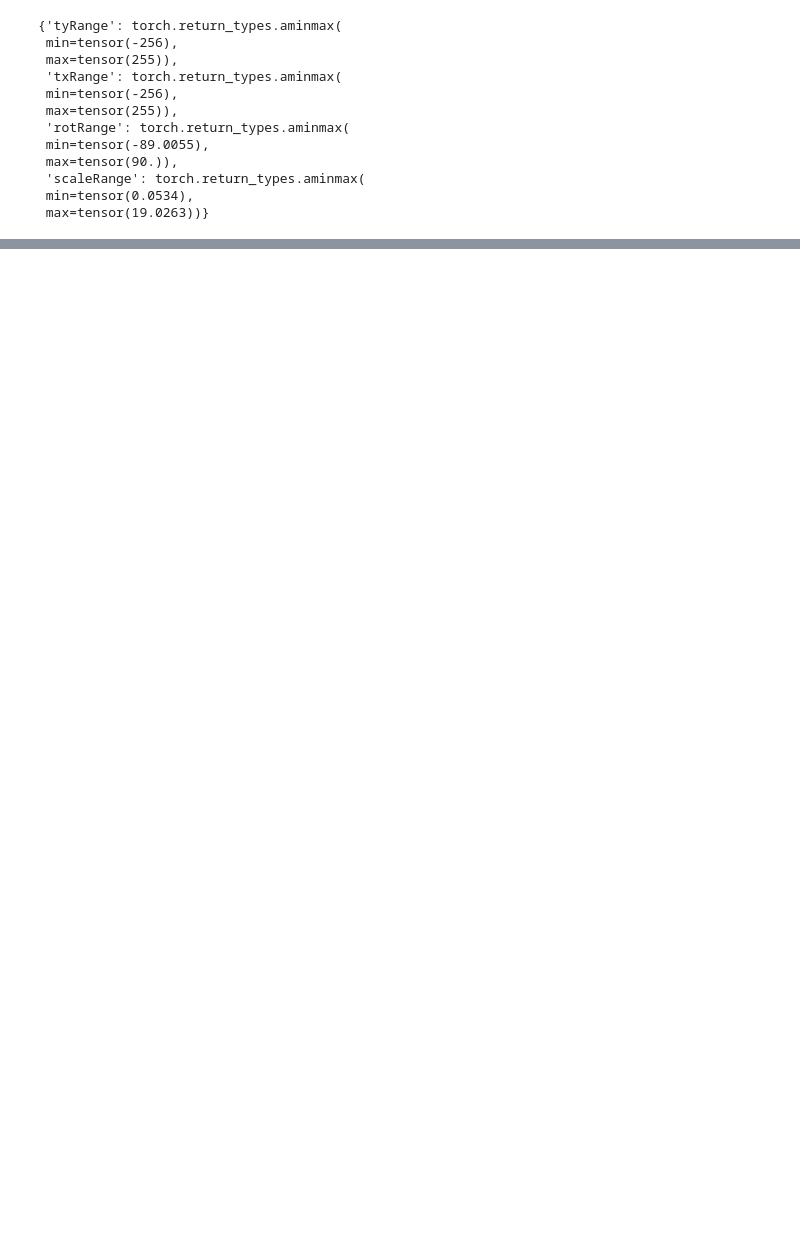
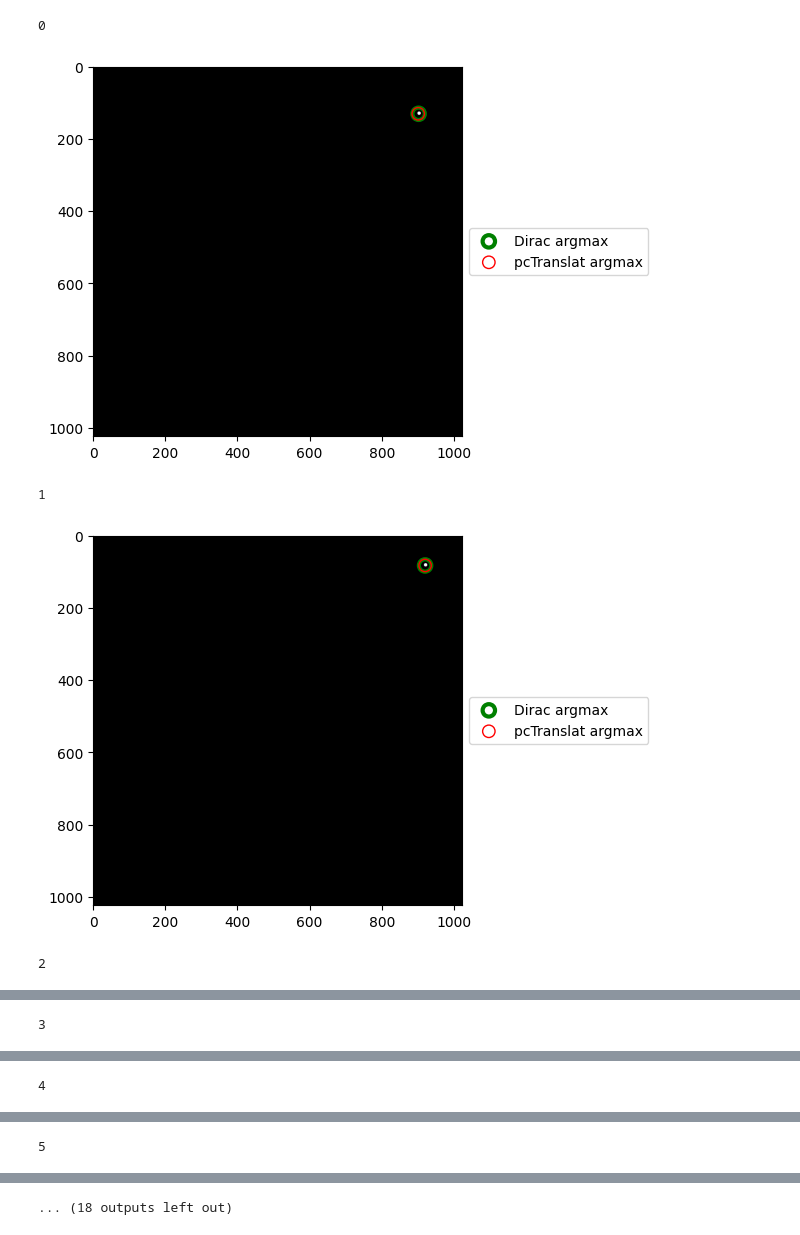
Before and after one commit to Simon-Bertrand/FourierMellin-PyTorch, a Jupyter notebook: example.ipynb, the cells around one changed output, grey strips where cells are left out. Saved outputs shown, nothing was run; the diff lists cells and outputs as text; code cells hidden in the pictures; blank space fills up the shorter version.

Commit message:
added rotScale and translat masks

```diff
--- a/example.ipynb
+++ b/example.ipynb
@@ -9,32 +9,50 @@ from torch_fouriermellin.transform import RigidTransform
 
 
 image = torchvision.io.read_image('public/mandrill.png')/255.
-N=20
+image = torchvision.transforms.functional.resize(image, [1024, 1024])
+N=15
 bimage = image.unsqueeze(0).expand(N,-1,-1,-1)
 gtScale = torch.rand(N)+0.55
 gtAngle = torch.randint(-89, 89, (N,)).float()
-gtTransX = 75*(torch.rand(N)*2-1)
-gtTransY = 75*(torch.rand(N)*2-1)
+gtTransX = (150*(torch.rand(N)*2-1)).int()
+gtTransY = (150*(torch.rand(N)*2-1)).int()
 bimageTransf = RigidTransform(gtScale, gtTransX, gtTransY, gtAngle)(bimage)
 # %%
 from torch_fouriermellin.registration import MellinFourierRegistration
 
-
-mf = MellinFourierRegistration(*bimage.shape[-2:])
+IM_SIZE = bimage.shape[-2:]
+mf = MellinFourierRegistration(*IM_SIZE)
 ans = mf.register_image(bimage, bimageTransf)
 imageTransfRegistered = ans['registered']
+
+
+ijPred = mf.get_translations(ans["params"]["pcTranslat"])
+ijGTruth = torch.stack([gtTransY, gtTransX], dim=-1)
-# %%
-mf.get_parameters_domain()
-# %% [output]
-{'tyRange': torch.return_types.aminmax(
- min=tensor(-256),
- max=tensor(255)),
- 'txRange': torch.return_types.aminmax(
- min=tensor(-256),
- max=tensor(255)),
- 'rotRange': torch.return_types.aminmax(
- min=tensor(-89.0055),
- max=tensor(90.)),
- 'scaleRange': torch.return_types.aminmax(
- min=tensor(0.0534),
- max=tensor(19.0263))}
+# %%
+import numpy as np
+import matplotlib.pyplot as plt
+
+for b in range(ijPred.shape[0]):
+    print(b)
+    # Arrays
+    arr1 = mf.get_translation_dirac(*IM_SIZE, ijGTruth[:,1], ijGTruth[:,0])[b]
+    mask = mf.get_translation_disk(*IM_SIZE, ijGTruth[:,1], ijGTruth[:,0],5)[b]
+
+    arr2 = ans["params"]["pcTranslat"][b].sum(0)
+
+
+    y1, x1 = np.unravel_index(np.argmax(arr1), arr1.shape)
+    y2, x2 = np.unravel_index(np.argmax(arr2), arr2.shape)
+    plt.imshow(255*mask, cmap="gray")   # background
+    # print((255*arr3).aminmax())
+    plt.scatter(x1, y1, s=80, facecolors='none', edgecolors='g', linewidths=3, label="Dirac argmax")
+    plt.scatter(x2, y2, s=80, facecolors='none', edgecolors='r', linewidths=1, label="pcTranslat argmax")  # thicker
+
+    plt.legend(loc='center left', bbox_to_anchor=(1, 0.5))
+    plt.show()
+# %% [output]
+0
+[figure, added]
+1
+[figure, added]
+2
@@ -40,0 +60 @@ mf.get_parameters_domain()
+3
@@ -40,0 +62 @@ mf.get_parameters_domain()
+4
@@ -40,0 +64 @@ mf.get_parameters_domain()
+5
@@ -40,0 +66 @@ mf.get_parameters_domain()
+... (18 outputs left out)
```
Also changed, not shown: parts of 4 cells of this notebook, 1 other file.
